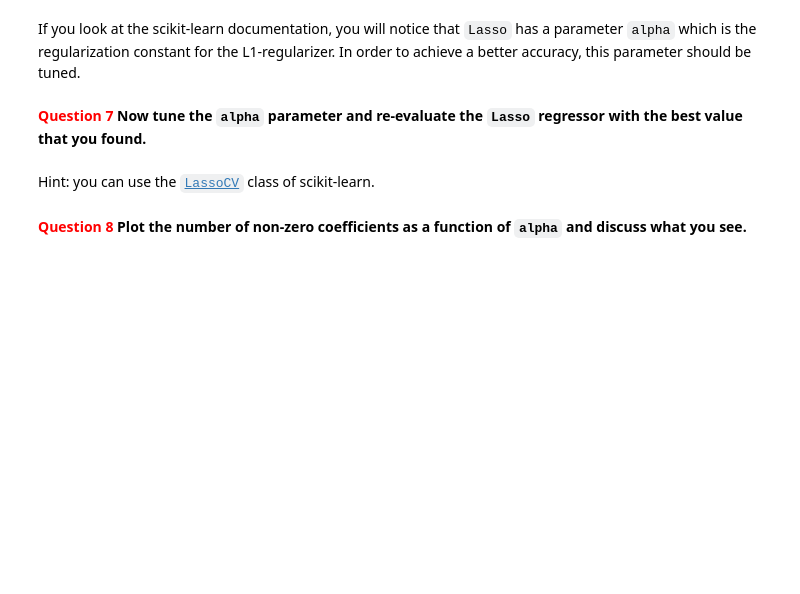
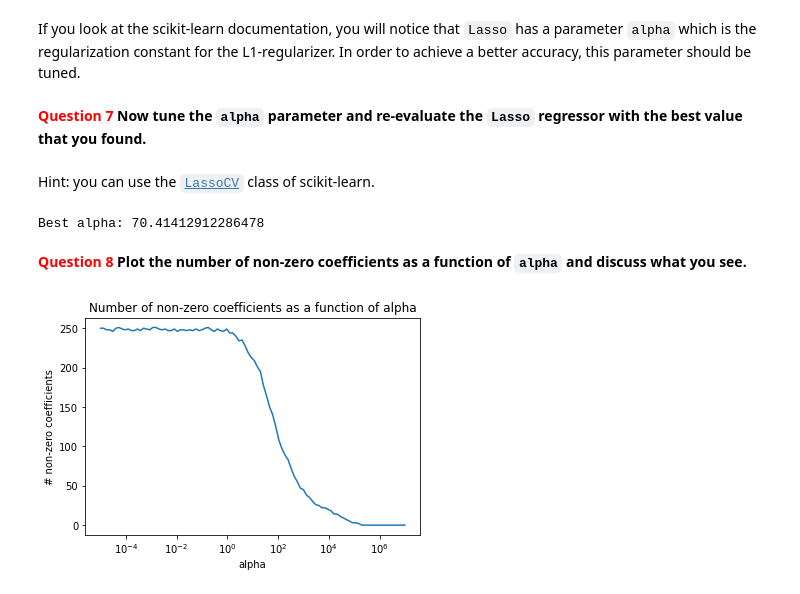
Before and after one commit to JorritWillaert/Data-Mining-Exercises, a Jupyter notebook: Session 2/notebooks/houses.ipynb, the cells around one changed output. Cells and saved outputs as stored; diff of their text form; code cells hidden in the pictures; blank space fills up the shorter version.

```diff
--- a/Session 2/notebooks/houses.ipynb
+++ b/Session 2/notebooks/houses.ipynb
@@ -317,2 +317,11 @@ Hint: you can use the <a href="http://scikit-learn.org/stable/modules/generated/
+# %%
+# Your solution here
+from sklearn.linear_model import LassoCV
+clf = LassoCV(cv=10)
+clf.fit(X_train, y_train)
+best_alpha = clf.alpha_
+print("Best alpha: " + str(best_alpha))
+# %% [output]
+Best alpha: 70.41412912286478
 # %% [markdown]
 <b><font color = 'red'>Question 8</font> Plot the number of non-zero coefficients as a function of `alpha` and discuss what you see.</b>
@@ -320,0 +328,20 @@ Hint: you can use the <a href="http://scikit-learn.org/stable/modules/generated/
+# %%
+# Your solution here
+n_alphas = 100
+alphas = np.logspace(-5, 7, n_alphas)
+
+n_coefs = []
+for a in alphas:
+    lasso = Lasso(alpha=a, fit_intercept=False)
+    lasso.fit(X_train, y_train)
+    n_coefs.append(len([c for c in lasso.coef_ if np.abs(c) > 0]))
+
+ax = plt.gca()
+ax.plot(alphas, n_coefs)
+ax.set_xscale('log')
+plt.xlabel('alpha')
+plt.ylabel('# non-zero coefficients')
+plt.title('Number of non-zero coefficients as a function of alpha')
+plt.show()
+# %% [output]
+[figure, added]
```
Also changed, not shown: parts of 3 cells of this notebook.
